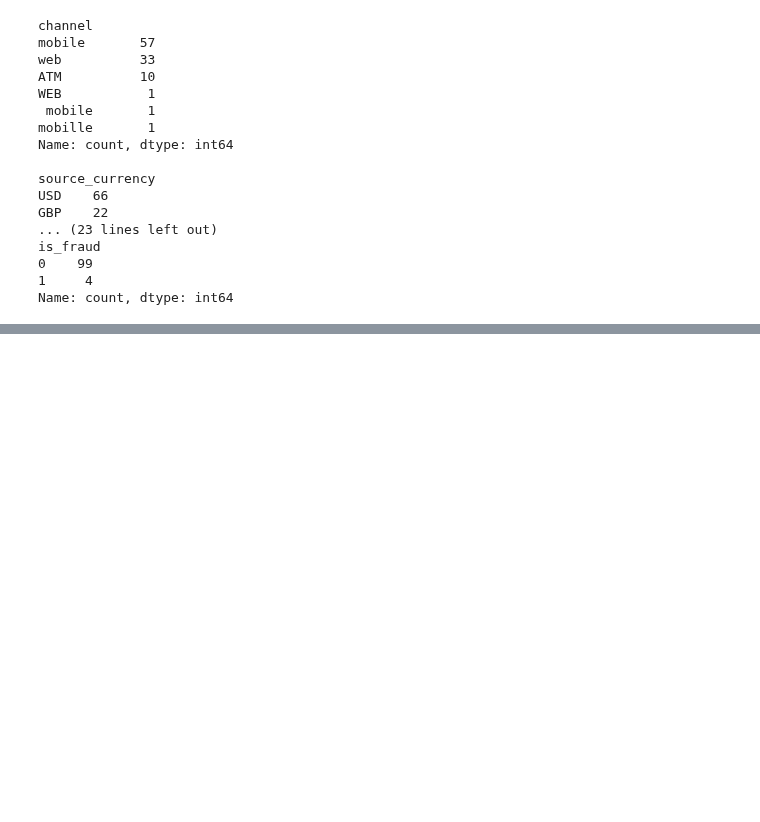
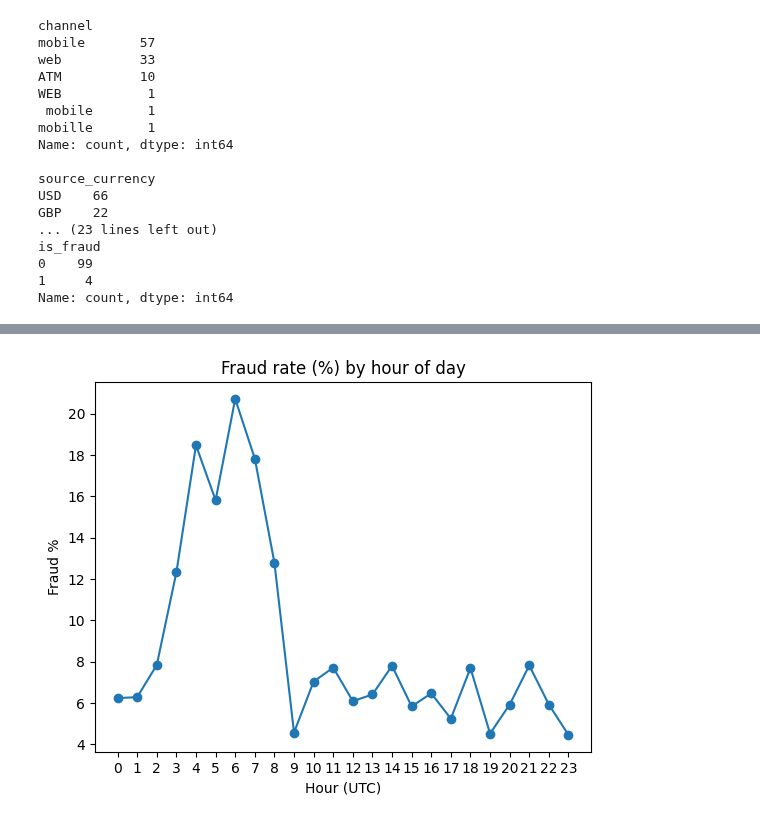
Before and after one commit to grandpacltn/novapay-fraud-detection, a Jupyter notebook: notebook/EDA.ipynb, the cells around one changed output, grey strips where cells are left out. Saved outputs shown, nothing was run; the diff lists cells and outputs as text; code cells hidden in the pictures; blank space fills up the shorter version.

```diff
--- a/notebook/EDA.ipynb
+++ b/notebook/EDA.ipynb
@@ -194,0 +365,12 @@ Name: count, dtype: int64
+# %%
+data['hour'] = data['timestamp'].dt.hour
+
+rate = data.groupby('hour')['is_fraud'].mean() * 100
+rate.plot(kind='line', marker='o')
+plt.title('Fraud rate (%) by hour of day')
+plt.xlabel('Hour (UTC)')
+plt.ylabel('Fraud %')
+plt.xticks(range(0, 24))
+plt.show()
+# %% [output]
+[figure, added]
```
Also changed, not shown: parts of 12 cells of this notebook.
